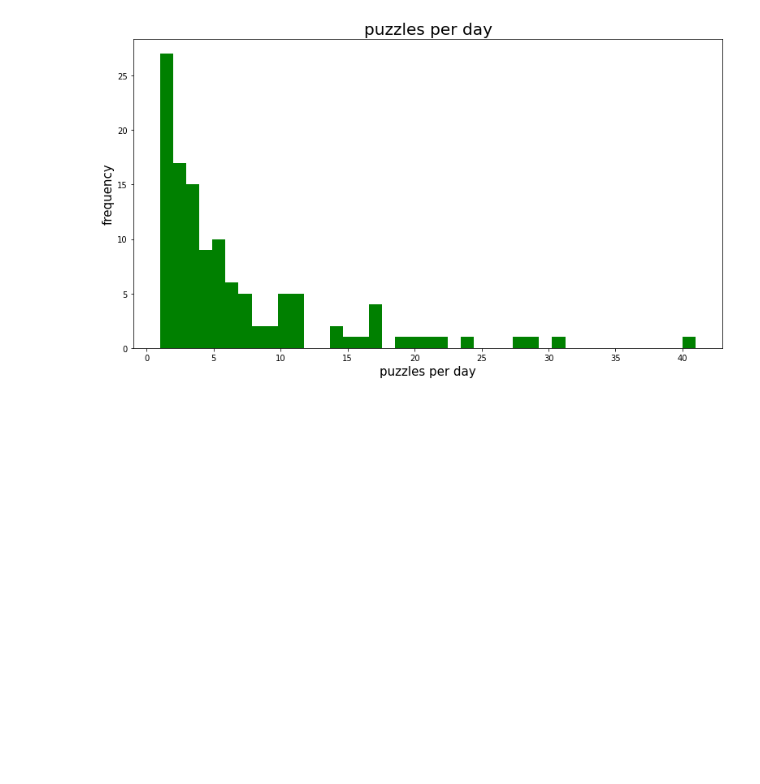
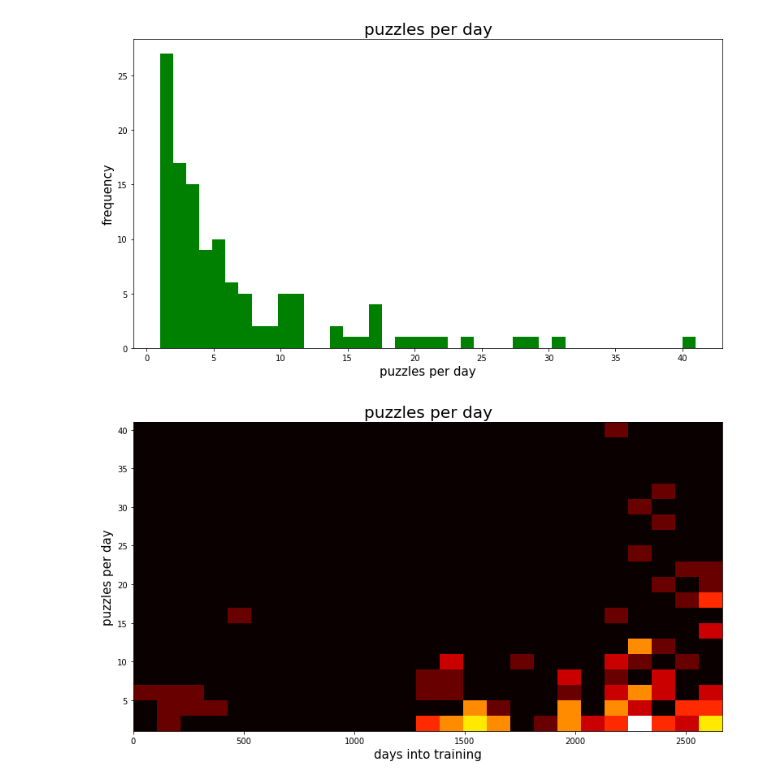
Before and after one commit to Mitchellpkt/lichess-data-viz, a Jupyter notebook: analysis.ipynb, the cells around one changed output. Cells and saved outputs as stored; diff of their text form; code cells hidden in the pictures; blank space fills up the shorter version.

Commit message:
adds hist2d of puzzles per day

```diff
--- a/analysis.ipynb
+++ b/analysis.ipynb
@@ -93,3 +93,9 @@ isli.hist(daily_df['count'][daily_df['count'] > 0], bins=max(daily_df['count']),
           ylabel='frequency', title='puzzles per day');
 # %% [output]
 [figure]
+# %%
+daily_df_gt0 = daily_df[daily_df['count'] > 0]
+isli.hist2d(daily_df_gt0.index, daily_df_gt0['count'], bins=(25, 20), xlabel='days into training',
+            ylabel='puzzles per day', title='puzzles per day', cmap='hot');
+# %% [output]
+[figure, added]
```
Also changed, not shown: parts of 1 cell of this notebook.
